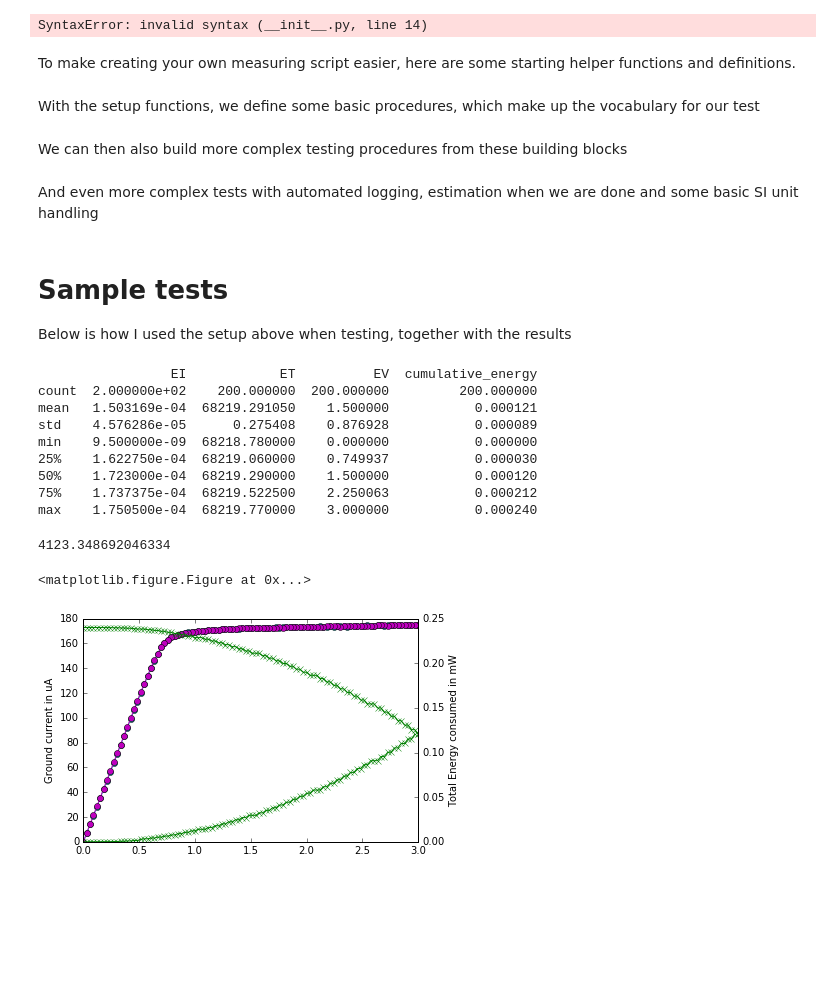
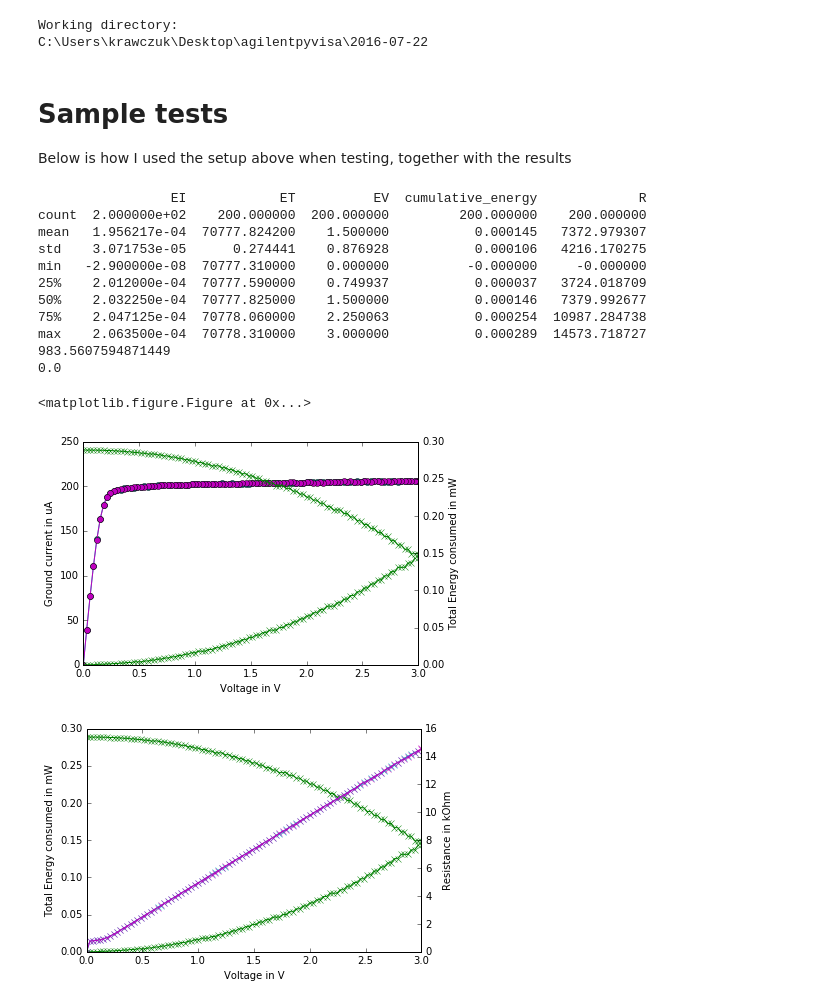
Before and after one commit to igor-krawczuk/agilentpyvisa, a Jupyter notebook: TestingToolbox.ipynb, the cells around one changed output. Cells and saved outputs as stored; diff of their text form; code cells hidden in the pictures; blank space fills up the shorter version.

```diff
--- a/TestingToolbox.ipynb
+++ b/TestingToolbox.ipynb
@@ -1,4 +1,6 @@
 # %%
+CURRENT_SAMPLE="S1W7D21_10_16_10"
+# import helper functions including automated setup
 from agilentpyvisa.reram_helpers_B1500 import *
 
 # display images in the notebook %matplotlib notebook makes them interactive!
@@ -12,17 +14,14 @@ if not already_in and not os.path.exists(today):
     os.mkdir(today)
 if not already_in:
     os.chdir(today)
+print("Working directory:")
 print(os.path.abspath("."))
+
+form_data={}
+annealing_data={}
 # %% [output]
-SyntaxError: invalid syntax (__init__.py, line 14)
+Working directory:
+C:\Users\krawczuk\Desktop\agilentpyvisa\2016-07-22
-# %% [markdown]
-To make creating your own measuring script easier, here are some starting helper functions and definitions.
-# %% [markdown]
-With the setup functions, we define some basic procedures, which make up the vocabulary for our test
-# %% [markdown]
-We can then also build more complex testing procedures from these building blocks
-# %% [markdown]
-And even more complex tests with automated logging, estimation when we are done and some basic SI unit handling
 # %% [markdown]
 # Sample tests
 
@@ -30,21 +29,26 @@ Below is how I used the setup above when testing, together with the results
 # %%
 form_sweep= plt.figure(figsize=[10,5])
 f=form(3,100,10e-3, mrange=MeasureRanges_I.uA10_limited,gate=1.9)
-f=add_energy(f)
 f.to_csv("{}_form_3V.csv".format(datetime.now().strftime('%Y-%m-%d_%H-%M-%S')))
 plt.autoscale()
-checkR()
+form_data={}
+form_data['FORM_GATE']=1.9
+print(checkR(CURRENT_SAMPLE))
+form_data['FORM_V']=find_set_V(f)
+print(form_data['FORM_V'])
 # %% [output]
-                 EI            ET          EV  cumulative_energy
-count  2.000000e+02    200.000000  200.000000         200.000000
-mean   1.503169e-04  68219.291050    1.500000           0.000121
-std    4.576286e-05      0.275408    0.876928           0.000089
-min    9.500000e-09  68218.780000    0.000000           0.000000
-25%    1.622750e-04  68219.060000    0.749937           0.000030
-50%    1.723000e-04  68219.290000    1.500000           0.000120
-75%    1.737375e-04  68219.522500    2.250063           0.000212
-max    1.750500e-04  68219.770000    3.000000           0.000240
+                 EI            ET          EV  cumulative_energy             R
+count  2.000000e+02    200.000000  200.000000         200.000000    200.000000
+mean   1.956217e-04  70777.824200    1.500000           0.000145   7372.979307
+std    3.071753e-05      0.274441    0.876928           0.000106   4216.170275
+min   -2.900000e-08  70777.310000    0.000000          -0.000000     -0.000000
+25%    2.012000e-04  70777.590000    0.749937           0.000037   3724.018709
+50%    2.032250e-04  70777.825000    1.500000           0.000146   7379.992677
+75%    2.047125e-04  70778.060000    2.250063           0.000254  10987.284738
+max    2.063500e-04  70778.310000    3.000000           0.000289  14573.718727
+983.5607594871449
+0.0
-4123.348692046334
+<matplotlib.figure.Figure at 0x...>
-<matplotlib.figure.Figure at 0x...>
-[figure, old version]
+[figure, new version]
+[figure, added]
 # %%
```
Also changed, not shown: parts of 14 cells of this notebook, 1 other file.
